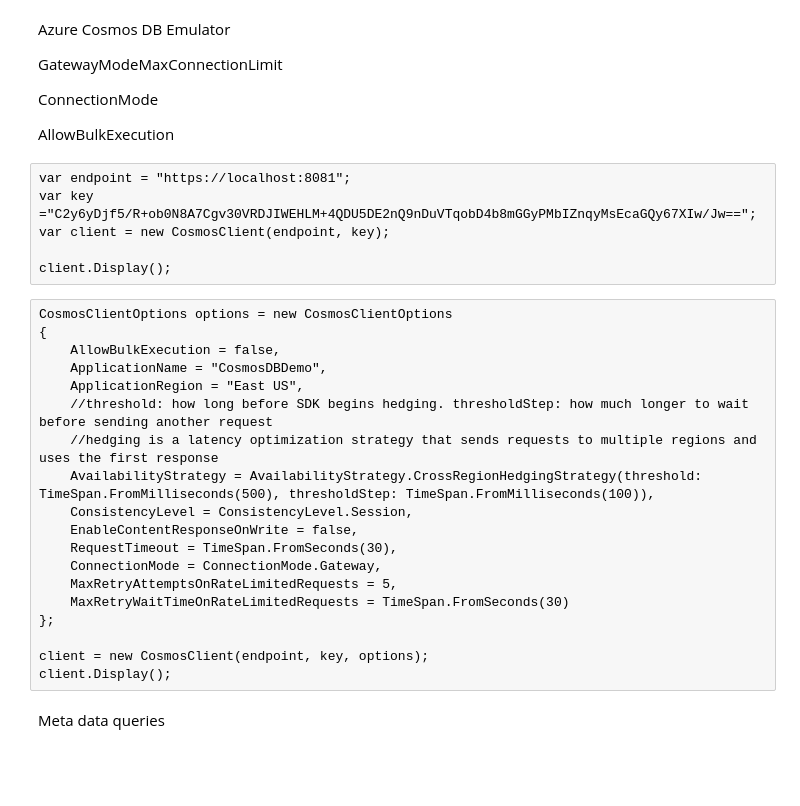
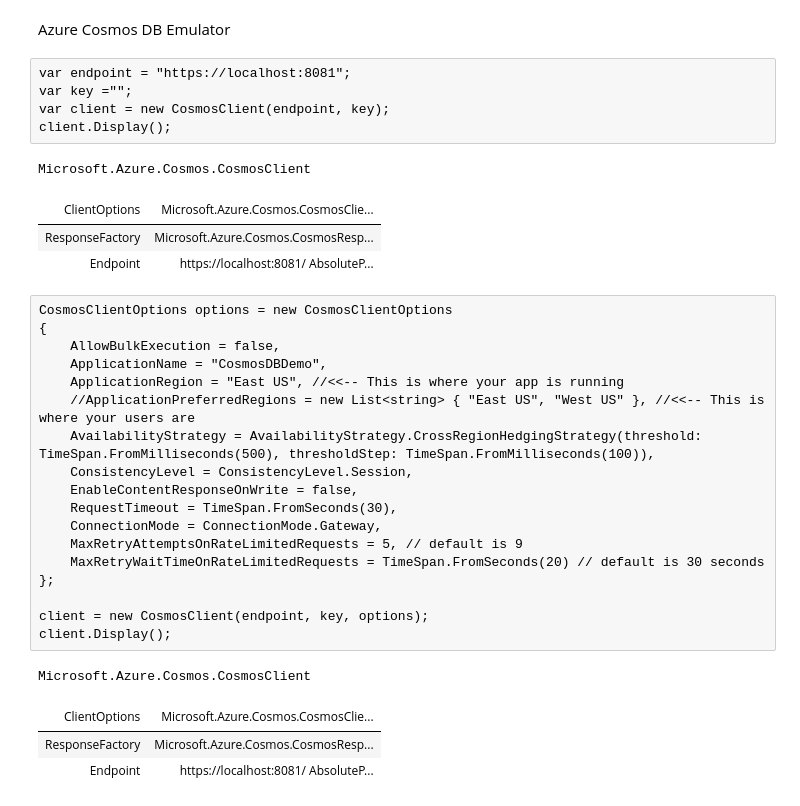
Before and after one commit to hsavran/BasicsToAI, a Jupyter notebook: Live/Connect.ipynb, the cells around one changed output. Saved outputs shown, nothing was run; the diff lists cells and outputs as text; blank space fills up the shorter version.

```diff
--- a/Live/Connect.ipynb
+++ b/Live/Connect.ipynb
@@ -6,35 +10,35 @@ using System.Net.Http;
 # %% [markdown]
 Azure Cosmos DB Emulator
-
-GatewayModeMaxConnectionLimit
-
-ConnectionMode
-
-AllowBulkExecution
 # %%
 var endpoint = "https://localhost:8081";
-var key ="C2y6yDjf5/R+ob0N8A7Cgv30VRDJIWEHLM+4QDU5DE2nQ9nDuVTqobD4b8mGGyPMbIZnqyMsEcaGQy67XIw/Jw==";
+var key ="";
 var client = new CosmosClient(endpoint, key);
-
 client.Display();
+# %% [output]
+Microsoft.Azure.Cosmos.CosmosClient
+| ClientOptions | Microsoft.Azure.Cosmos.CosmosClie... |
+| ResponseFactory | Microsoft.Azure.Cosmos.CosmosResp... |
+| Endpoint | https://localhost:8081/ AbsoluteP... |
 # %%
 CosmosClientOptions options = new CosmosClientOptions
 {
     AllowBulkExecution = false,
     ApplicationName = "CosmosDBDemo",
-    ApplicationRegion = "East US",
-    //threshold: how long before SDK begins hedging. thresholdStep: how much longer to wait before sending another request
-    //hedging is a latency optimization strategy that sends requests to multiple regions and uses the first response
+    ApplicationRegion = "East US", //<<-- This is where your app is running
+    //ApplicationPreferredRegions = new List<string> { "East US", "West US" }, //<<-- This is where your users are
     AvailabilityStrategy = AvailabilityStrategy.CrossRegionHedgingStrategy(threshold: TimeSpan.FromMilliseconds(500), thresholdStep: TimeSpan.FromMilliseconds(100)),
     ConsistencyLevel = ConsistencyLevel.Session,
     EnableContentResponseOnWrite = false,
     RequestTimeout = TimeSpan.FromSeconds(30),
     ConnectionMode = ConnectionMode.Gateway,
-    MaxRetryAttemptsOnRateLimitedRequests = 5,
-    MaxRetryWaitTimeOnRateLimitedRequests = TimeSpan.FromSeconds(30)
+    MaxRetryAttemptsOnRateLimitedRequests = 5, // default is 9
+    MaxRetryWaitTimeOnRateLimitedRequests = TimeSpan.FromSeconds(20) // default is 30 seconds
 };
 
 client = new CosmosClient(endpoint, key, options);
 client.Display();
+# %% [output]
+Microsoft.Azure.Cosmos.CosmosClient
+| ClientOptions | Microsoft.Azure.Cosmos.CosmosClie... |
+| ResponseFactory | Microsoft.Azure.Cosmos.CosmosResp... |
+| Endpoint | https://localhost:8081/ AbsoluteP... |
-# %% [markdown]
-Meta data queries
```
Also changed, not shown: parts of 12 cells of this notebook, 16 other files.
